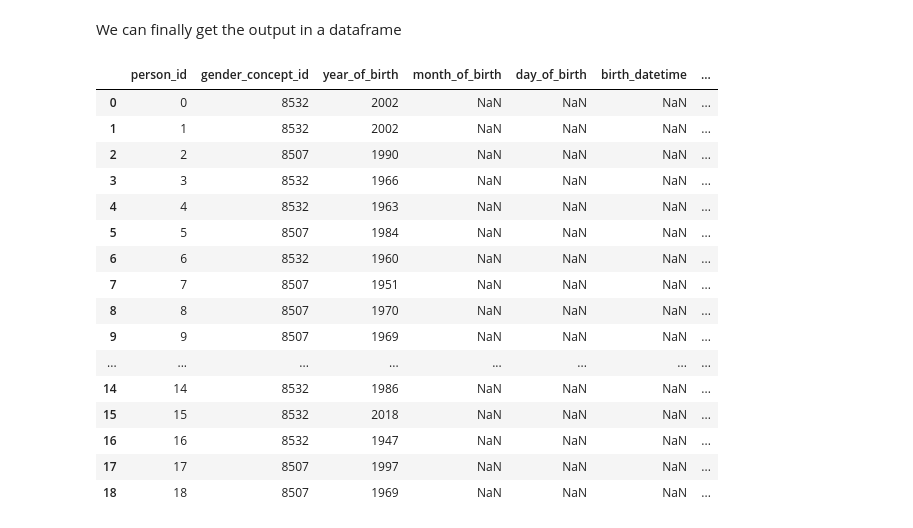
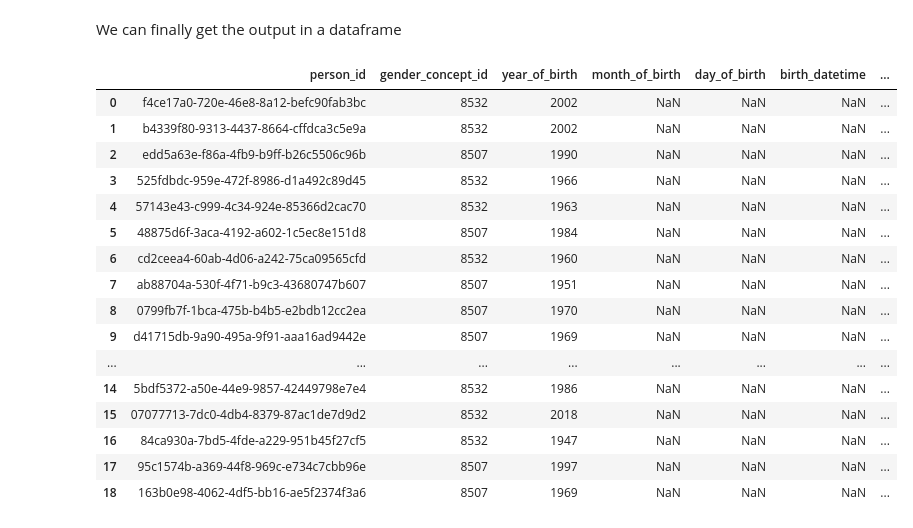
Before and after one commit to HDRUK/CaRROT-CDM, a Jupyter notebook: notebooks/Introduction - Using the ETLTool.ipynb, the cells around one changed output. Cells and saved outputs as stored; diff of their text form; code cells hidden in the pictures.

```diff
--- a/notebooks/Introduction - Using the ETLTool.ipynb
+++ b/notebooks/Introduction - Using the ETLTool.ipynb
@@ -136,22 +139,22 @@ etltool.run()
 # %% [markdown]
 We can finally get the output in a dataframe
 # %%
-etltool.get_output_df()
+etltool.get_output_df('person')
 # %% [output]
 |  | person_id | gender_concept_id | year_of_birth | month_of_birth | day_of_birth | birth_datetime | ... |
-| 0 | 0 | 8532 | 2002 | NaN | NaN | NaN | ... |
-| 1 | 1 | 8532 | 2002 | NaN | NaN | NaN | ... |
-| 2 | 2 | 8507 | 1990 | NaN | NaN | NaN | ... |
-| 3 | 3 | 8532 | 1966 | NaN | NaN | NaN | ... |
-| 4 | 4 | 8532 | 1963 | NaN | NaN | NaN | ... |
-| 5 | 5 | 8507 | 1984 | NaN | NaN | NaN | ... |
-| 6 | 6 | 8532 | 1960 | NaN | NaN | NaN | ... |
-| 7 | 7 | 8507 | 1951 | NaN | NaN | NaN | ... |
-| 8 | 8 | 8507 | 1970 | NaN | NaN | NaN | ... |
-| 9 | 9 | 8507 | 1969 | NaN | NaN | NaN | ... |
+| 0 | f4ce17a0-720e-46e8-8a12-befc90fab3bc | 8532 | 2002 | NaN | NaN | NaN | ... |
+| 1 | b4339f80-9313-4437-8664-cffdca3c5e9a | 8532 | 2002 | NaN | NaN | NaN | ... |
+| 2 | edd5a63e-f86a-4fb9-b9ff-b26c5506c96b | 8507 | 1990 | NaN | NaN | NaN | ... |
+| 3 | 525fdbdc-959e-472f-8986-d1a492c89d45 | 8532 | 1966 | NaN | NaN | NaN | ... |
+| 4 | 57143e43-c999-4c34-924e-85366d2cac70 | 8532 | 1963 | NaN | NaN | NaN | ... |
+| 5 | 48875d6f-3aca-4192-a602-1c5ec8e151d8 | 8507 | 1984 | NaN | NaN | NaN | ... |
+| 6 | cd2ceea4-60ab-4d06-a242-75ca09565cfd | 8532 | 1960 | NaN | NaN | NaN | ... |
+| 7 | ab88704a-530f-4f71-b9c3-43680747b607 | 8507 | 1951 | NaN | NaN | NaN | ... |
+| 8 | 0799fb7f-1bca-475b-b4b5-e2bdb12cc2ea | 8507 | 1970 | NaN | NaN | NaN | ... |
+| 9 | d41715db-9a90-495a-9f91-aaa16ad9442e | 8507 | 1969 | NaN | NaN | NaN | ... |
 | ... | ... | ... | ... | ... | ... | ... | ... |
-| 14 | 14 | 8532 | 1986 | NaN | NaN | NaN | ... |
-| 15 | 15 | 8532 | 2018 | NaN | NaN | NaN | ... |
-| 16 | 16 | 8532 | 1947 | NaN | NaN | NaN | ... |
-| 17 | 17 | 8507 | 1997 | NaN | NaN | NaN | ... |
-| 18 | 18 | 8507 | 1969 | NaN | NaN | NaN | ... |
+| 14 | 5bdf5372-a50e-44e9-9857-42449798e7e4 | 8532 | 1986 | NaN | NaN | NaN | ... |
+| 15 | 07077713-7dc0-4db4-8379-87ac1de7d9d2 | 8532 | 2018 | NaN | NaN | NaN | ... |
+| 16 | 84ca930a-7bd5-4fde-a229-951b45f27cf5 | 8532 | 1947 | NaN | NaN | NaN | ... |
+| 17 | 95c1574b-a369-44f8-969c-e734c7cbb96e | 8507 | 1997 | NaN | NaN | NaN | ... |
+| 18 | 163b0e98-4062-4df5-bb16-ae5f2374f3a6 | 8507 | 1969 | NaN | NaN | NaN | ... |
```
Also changed, not shown: parts of 8 cells of this notebook, 1 other file.
